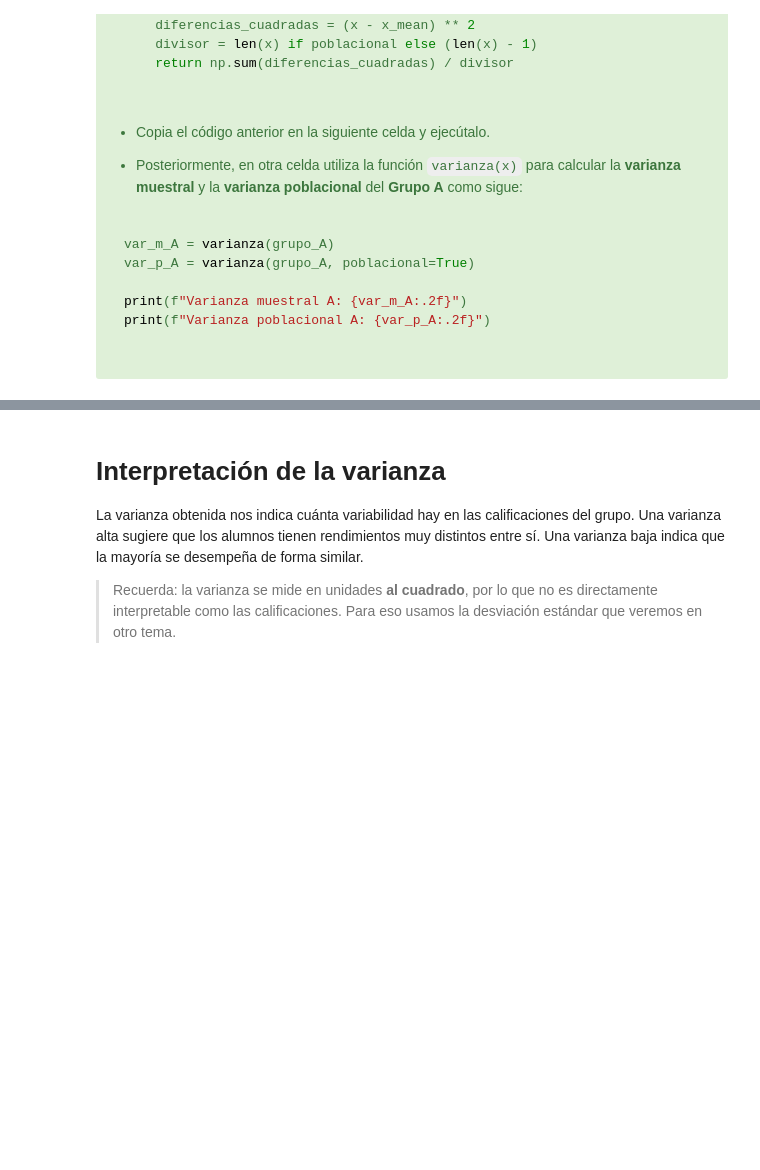
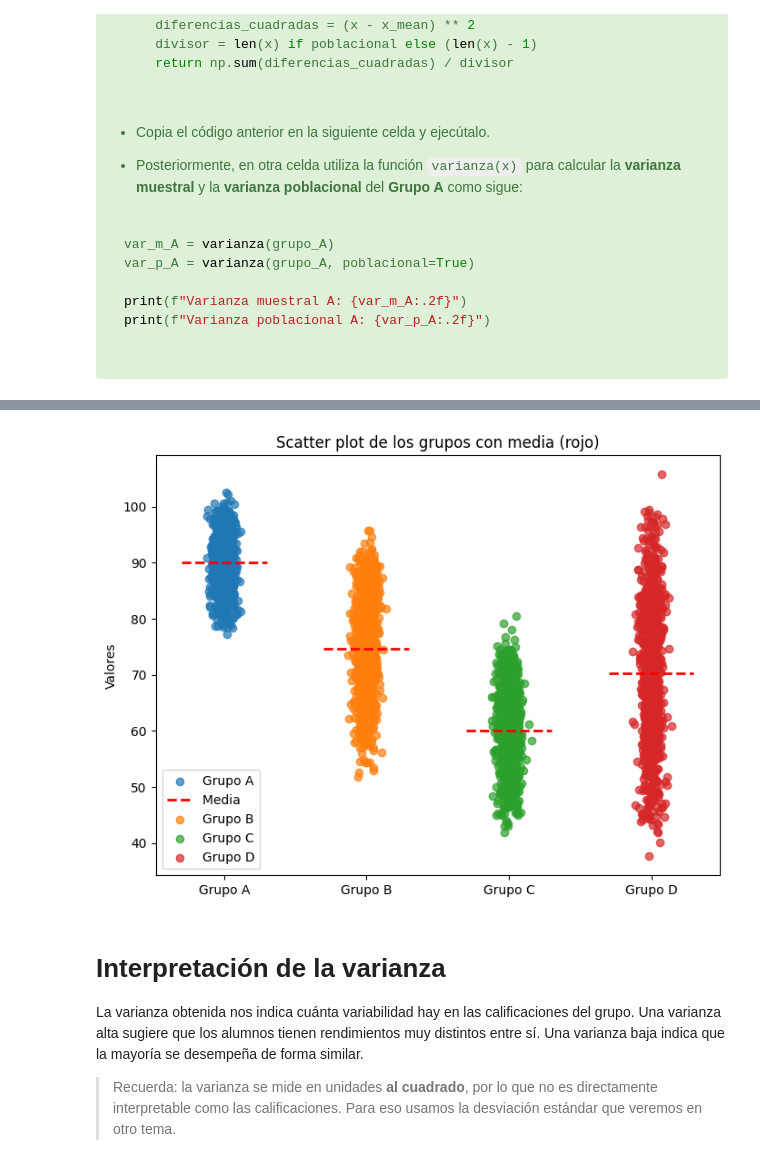
Before and after one commit to IrvinGranillo5/linear-regression, a Jupyter notebook: varianza.ipynb, the cells around one changed output, grey strips where cells are left out. Saved outputs shown, nothing was run; the diff lists cells and outputs as text; code cells hidden in the pictures; blank space fills up the shorter version.

Commit message:
Actualizacion de varianza pt1

```diff
--- a/varianza.ipynb
+++ b/varianza.ipynb
@@ -238,0 +251,17 @@ plt.show()
+# %%
+import numpy as np
+
+# Simulación de datos
+np.random.seed(837)
+n = 1000
+
+grupo_A = 90 + 5 * np.sin(np.linspace(0, 4 * np.pi, n)) + np.random.normal(0, 3, n)
+grupo_B = 75 + 10 * np.sin(np.linspace(0, 4 * np.pi, n)) + np.random.normal(0, 5, n)
+grupo_C = 60 + 8 * np.sin(np.linspace(0, 4 * np.pi, n)) + np.random.normal(0, 4, n)
+grupo_D = 70 + 15 * np.sin(np.linspace(0, 4 * np.pi, n)) + np.random.normal(0, 7, n)
+
+def varianza(x, poblacional=False):
+    x_mean = np.mean(x)
+    diferencias_cuadradas = (x - x_mean) ** 2
+    divisor = len(x) if poblacional else (len(x) - 1)
+    return np.sum(diferencias_cuadradas) / divisor
@@ -239,3 +314,31 @@ plt.show()
+# %%
+import matplotlib.pyplot as plt
+import numpy as np
+
+# Supongamos que tienes los grupos definidos
+grupos = [grupo_A, grupo_B, grupo_C, grupo_D]
+nombres = ['A', 'B', 'C', 'D']
+
+# Medias muestrales
+medias = [np.mean(g) for g in grupos]
+
+# Crear scatter plot
+plt.figure(figsize=(8,6))
+
+for i, g in enumerate(grupos):
+    x = np.random.normal(i+1, 0.04, size=len(g))  # separación horizontal para visualización
+    plt.scatter(x, g, alpha=0.7, label=f'Grupo {nombres[i]}')
+
+    # Línea media (roja)
+    plt.hlines(medias[i], i+0.7, i+1.3, colors='red', linestyles='--', linewidth=2, label=f'Media ' if i==0 else "")
+
+plt.xticks(range(1,5), [f'Grupo {n}' for n in nombres])
+plt.ylabel('Valores')
+plt.title('Scatter plot de los grupos con media (rojo)')
+plt.legend()
+plt.show()
+# %% [output]
+[figure, added]
 # %% [markdown]
  # Interpretación de la varianza
 
```
Also changed, not shown: parts of 9 cells of this notebook.
